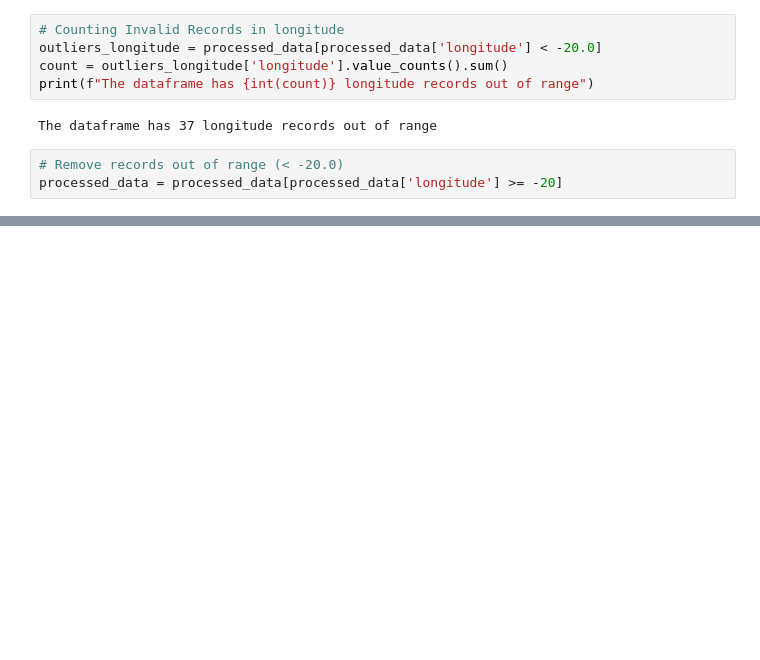
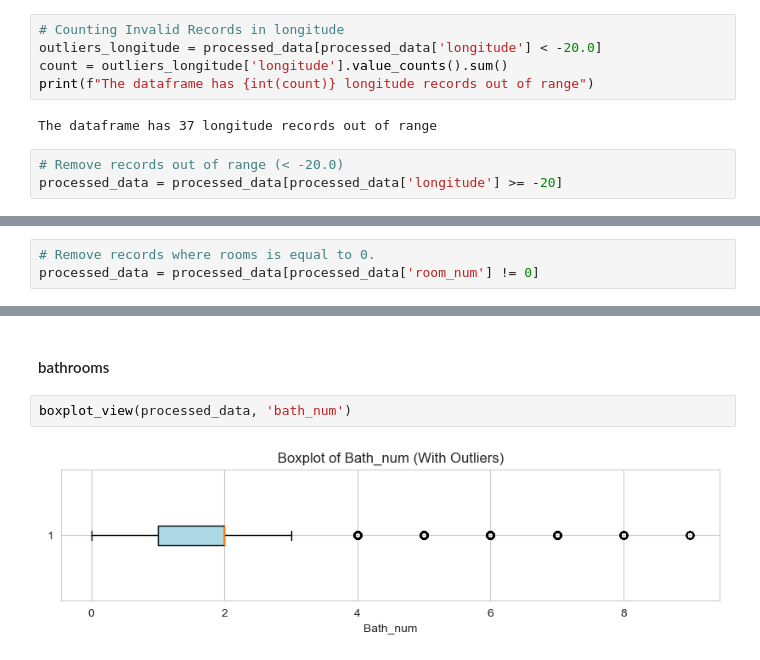
Before and after one commit to fer78/Data-Analytics-Final-Portfolio-Project, a Jupyter notebook: 02-Geolocalization.ipynb, the cells around one changed output, grey strips where cells are left out. Saved outputs shown, nothing was run; the diff lists cells and outputs as text; blank space fills up the shorter version.

```diff
--- a/02-Geolocalization.ipynb
+++ b/02-Geolocalization.ipynb
@@ -338,0 +457,3 @@ processed_data.to_csv('data/geolocated_data.csv', index=False)
+# %%
+# Remove records where rooms is equal to 0.
+processed_data = processed_data[processed_data['room_num'] != 0]
@@ -338,0 +473,6 @@ processed_data.to_csv('data/geolocated_data.csv', index=False)
+# %% [markdown]
+#### bathrooms
+# %%
+boxplot_view(processed_data, 'bath_num')
+# %% [output]
+[figure, added]
```
Also changed, not shown: parts of 49 cells of this notebook, 2 other files.
